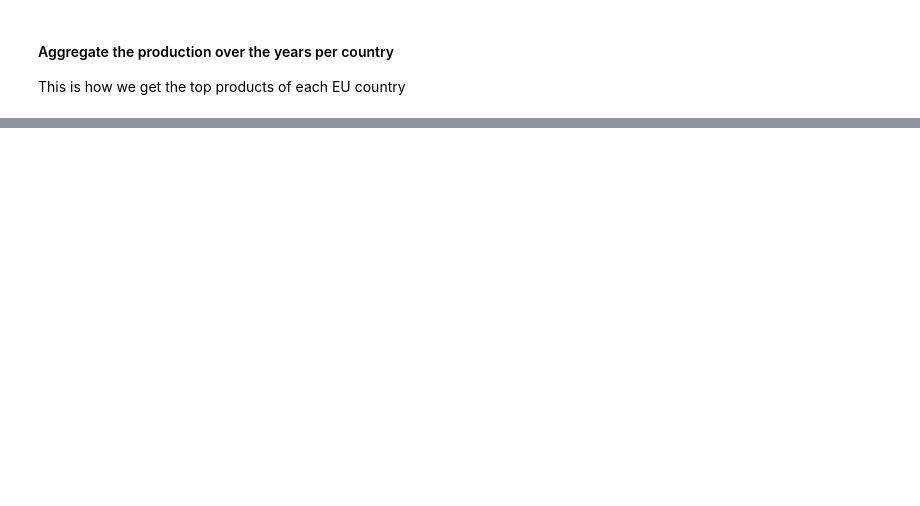
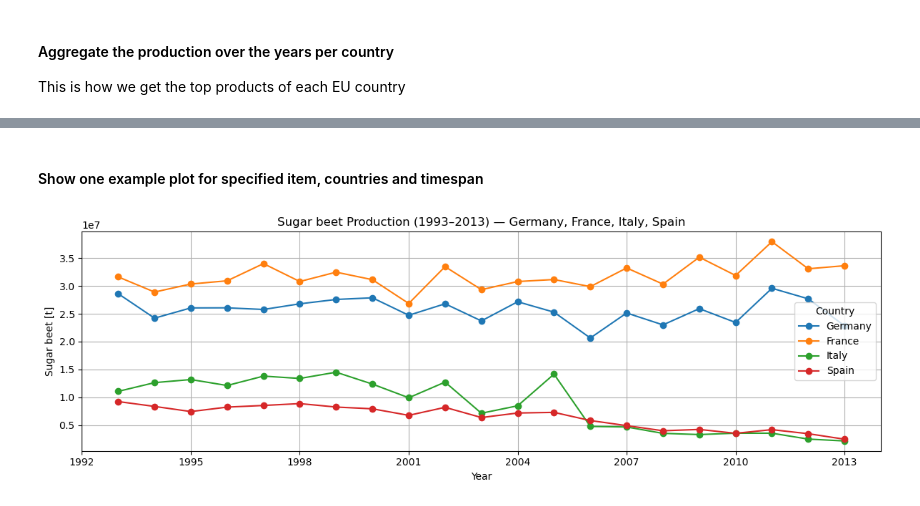
Before and after one commit to 11906257/ExDEx, a Jupyter notebook: ExDEx_Exercise_2 _Group_7.ipynb, the cells around one changed output, grey strips where cells are left out. Saved outputs shown, nothing was run; the diff lists cells and outputs as text; code cells hidden in the pictures; blank space fills up the shorter version.

```diff
--- a/ExDEx_Exercise_2 _Group_7.ipynb
+++ b/ExDEx_Exercise_2 _Group_7.ipynb
@@ -166,0 +184,42 @@ display(faostat_cls_eu_30_prod_agg)
+# %% [markdown]
+#### Show one example plot for specified item, countries and timespan
+# %%
+# parameters
+item = "Sugar beet"
+countries = ["Germany", "France", "Italy", "Spain"]
+year_min, year_max = 1993, 2013
+
+# filter
+faostat_plot_data = faostat_cls_eu_30_prod[
+    (faostat_cls_eu_30_prod["Item"] == item) &
+    (faostat_cls_eu_30_prod["Area"].isin(countries)) &
+    (faostat_cls_eu_30_prod["Year"].between(year_min, year_max))
+]
+
+# plot line per country
+plt.figure(figsize=(12, 4))
+for c in countries:
+    sub = faostat_plot_data[faostat_plot_data["Area"] == c]
+    plt.plot(sub["Year"], sub["Value"], marker="o", label=c)
+
+# make sure year axis only shows integer values
+ax = plt.gca()
+ax.xaxis.set_major_locator(mticker.MaxNLocator(integer=True))
+ax.xaxis.set_major_formatter(mticker.FormatStrFormatter('%d'))
+
+# labels, titles, legend
+unit = faostat_plot_data["Unit"].iloc[0]
+plt.xlabel("Year")
+plt.ylabel(f"{item} [{unit}]")
+title = (
+    f"{item} Production "
+    f"({year_min}–{year_max}) — "
+    + ", ".join(countries)
+)
+plt.title(title)
+plt.legend(title="Country")
+plt.grid(True)
+plt.tight_layout()
+plt.show()
+# %% [output]
+[figure, added]
```
Also changed, not shown: parts of 15 cells of this notebook, 8 other files.
